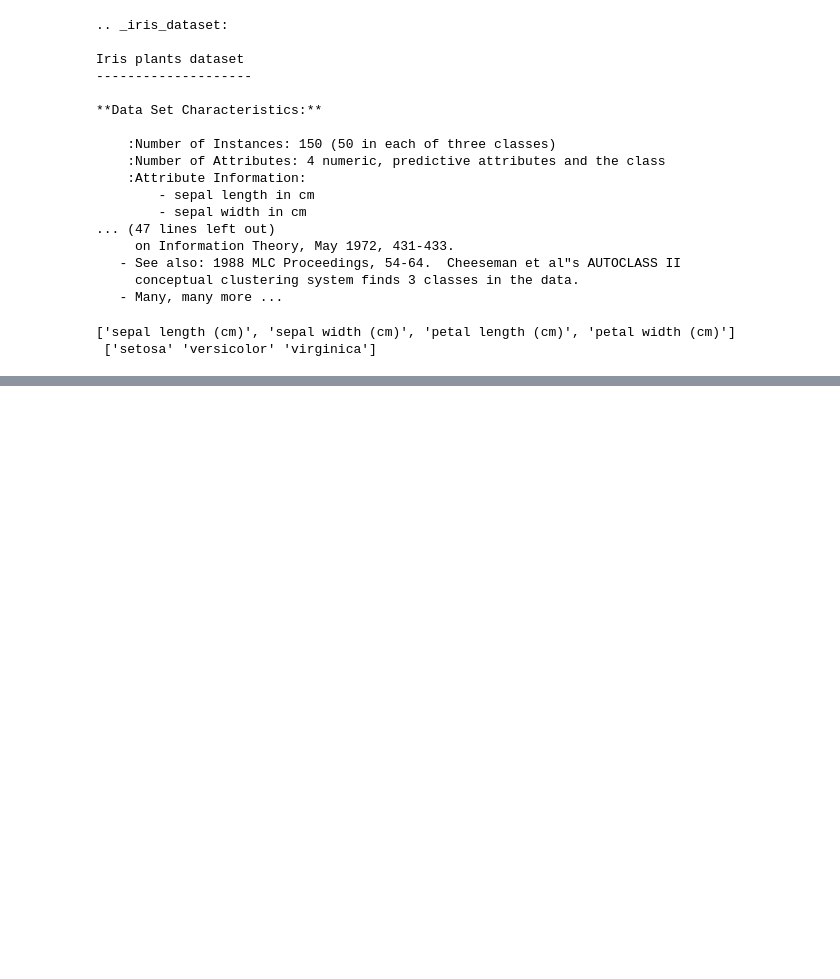
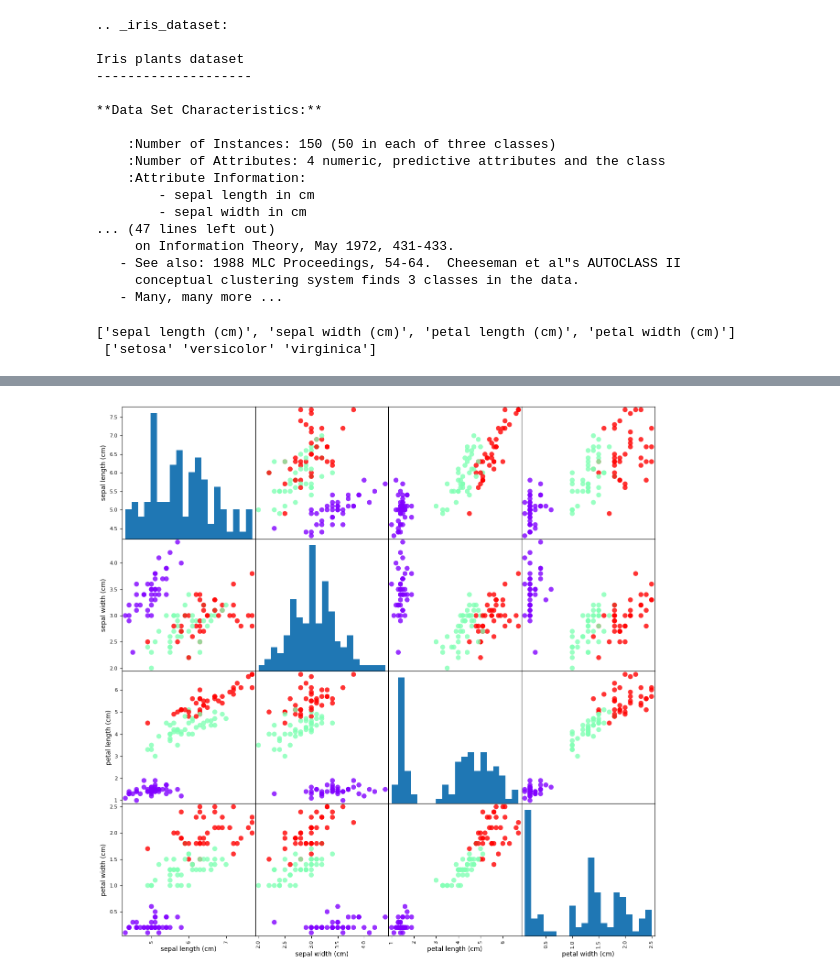
Before and after one commit to Rambzd/Iris-Flower-model, a Jupyter notebook: iris_flower_model/notebook.ipynb, the cells around one changed output, grey strips where cells are left out. Cells and saved outputs as stored; diff of their text form; code cells hidden in the pictures; blank space fills up the shorter version.

```diff
--- a/iris_flower_model/notebook.ipynb
+++ b/iris_flower_model/notebook.ipynb
@@ -55,0 +61,7 @@ from sklearn.model_selection import train_test_split
+# %%
+
+
+X_train, X_test,  y_train,y_test = train_test_split(iris_dataset['data'], iris_dataset['target'], test_size=0.20, random_state=42)
+# %%
+X_train_df = pd.DataFrame(data=X_train, columns=iris_dataset.feature_names)
+X_train_df.describe()
@@ -55,0 +87,4 @@ from sklearn.model_selection import train_test_split
+# %%
+grr = scatter_matrix(X_train_df, c=y_train, marker="o", s=60, figsize=(15,15), cmap='rainbow', hist_kwds={'bins': 20}, alpha=0.8)
+# %% [output]
+[figure, added]
```
Also changed, not shown: parts of 10 cells of this notebook.
